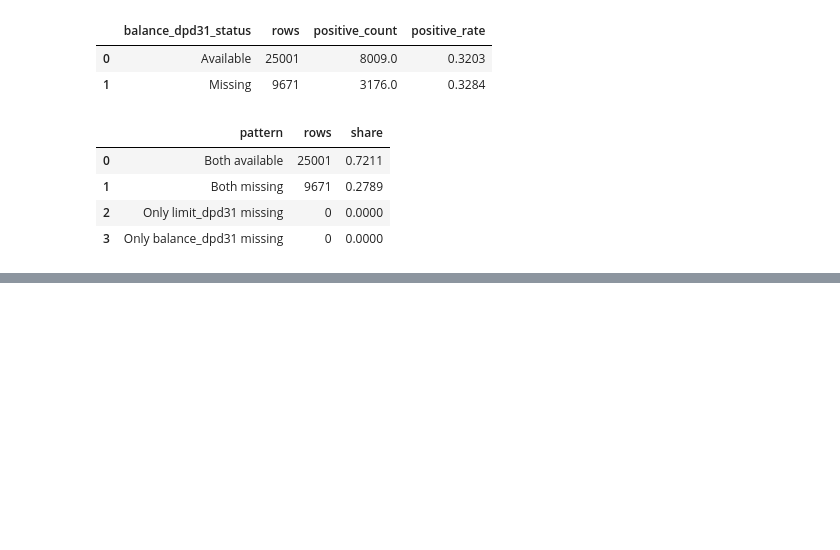
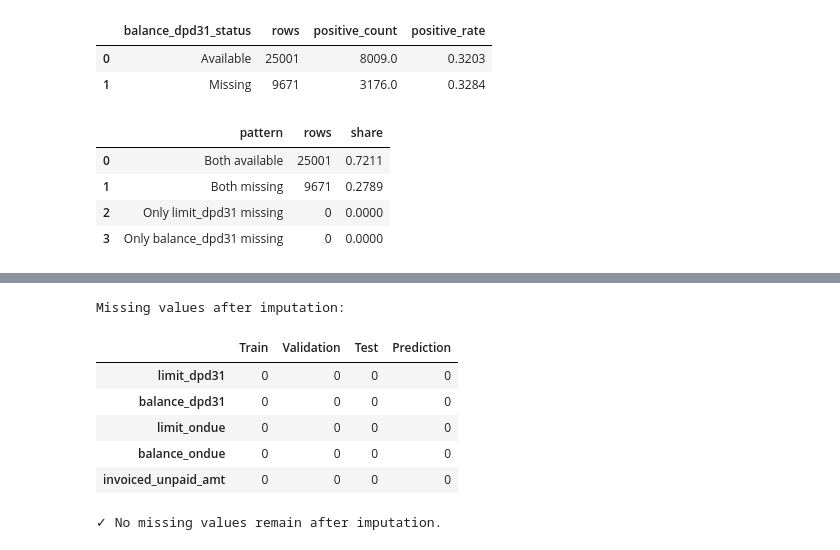
Before and after one commit to Khishigjargal42/toki_ds_task, a Jupyter notebook: notebooks/Toki_DPD91_Final.ipynb, the cells around one changed output, grey strips where cells are left out. Drawn from its saved outputs; the diff is of its cells as text; code cells hidden in the pictures; blank space fills up the shorter version.

```diff
--- a/notebooks/Toki_DPD91_Final.ipynb
+++ b/notebooks/Toki_DPD91_Final.ipynb
@@ -1868,0 +1914,41 @@ display(distribution_summary)
+# %%
+# ============================================================
+# 9.6.2 Apply Train-Derived Median Imputation
+# ============================================================
+
+X_train = X_train_raw.fillna(imputation_values)
+X_val = X_val_raw.fillna(imputation_values)
+X_test = X_test_raw.fillna(imputation_values)
+X_pred = X_pred_raw.fillna(imputation_values)
+
+print("Missing values after imputation:")
+
+imputed_missing_summary = pd.DataFrame({
+    "Train": X_train.isna().sum(),
+    "Validation": X_val.isna().sum(),
+    "Test": X_test.isna().sum(),
+    "Prediction": X_pred.isna().sum(),
+})
+
+display(imputed_missing_summary)
+# %% [output]
+Missing values after imputation:
+|  | Train | Validation | Test | Prediction |
+| limit_dpd31 | 0 | 0 | 0 | 0 |
+| balance_dpd31 | 0 | 0 | 0 | 0 |
+| limit_ondue | 0 | 0 | 0 | 0 |
+| balance_ondue | 0 | 0 | 0 | 0 |
+| invoiced_unpaid_amt | 0 | 0 | 0 | 0 |
+# %%
+# ============================================================
+# 9.6.3 Verify No Missing Values Remain
+# ============================================================
+
+assert X_train.isna().sum().sum() == 0
+assert X_val.isna().sum().sum() == 0
+assert X_test.isna().sum().sum() == 0
+assert X_pred.isna().sum().sum() == 0
+
+print("✓ No missing values remain after imputation.")
+# %% [output]
+✓ No missing values remain after imputation.
```
Also changed, not shown: parts of 6 cells of this notebook.
